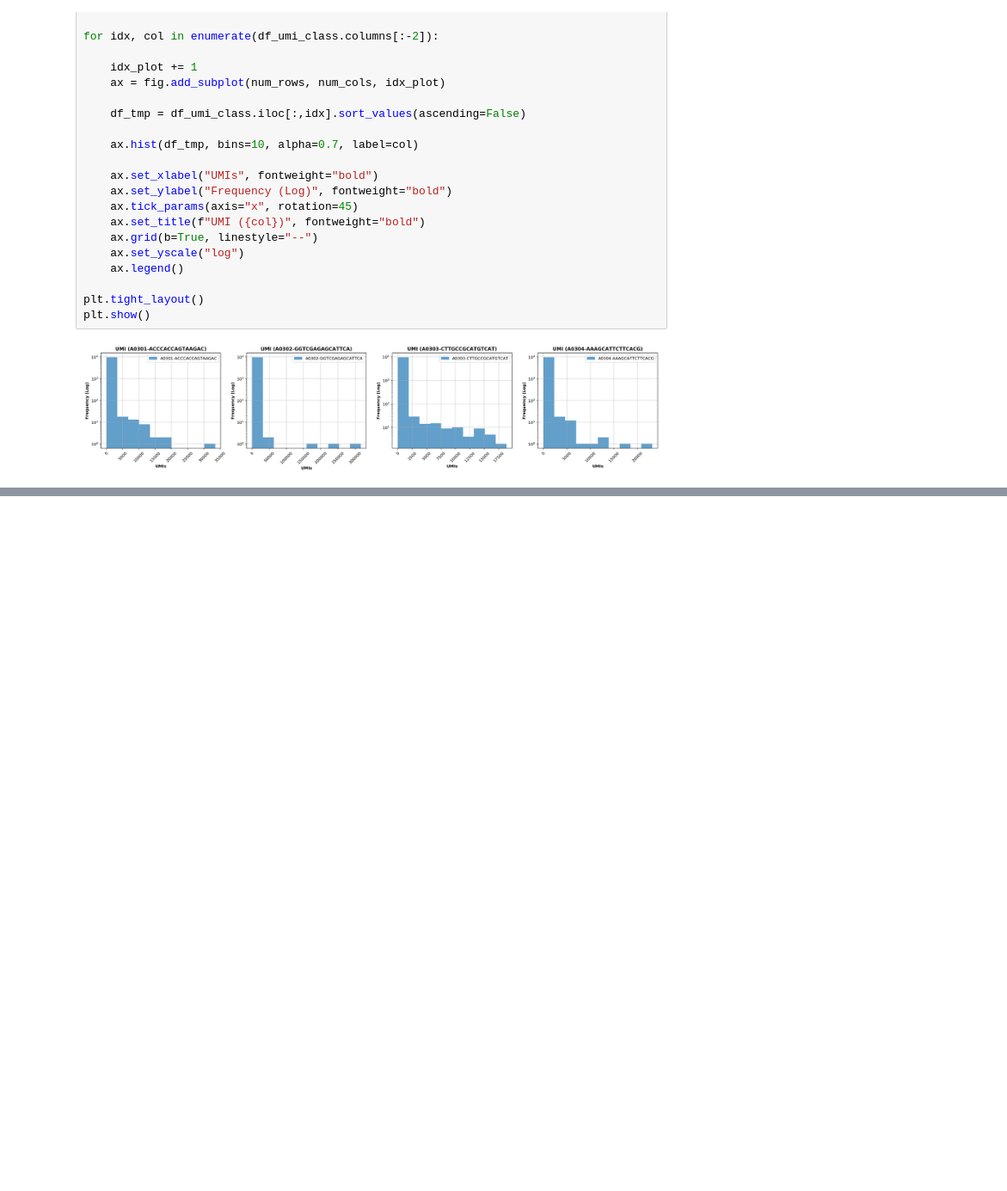
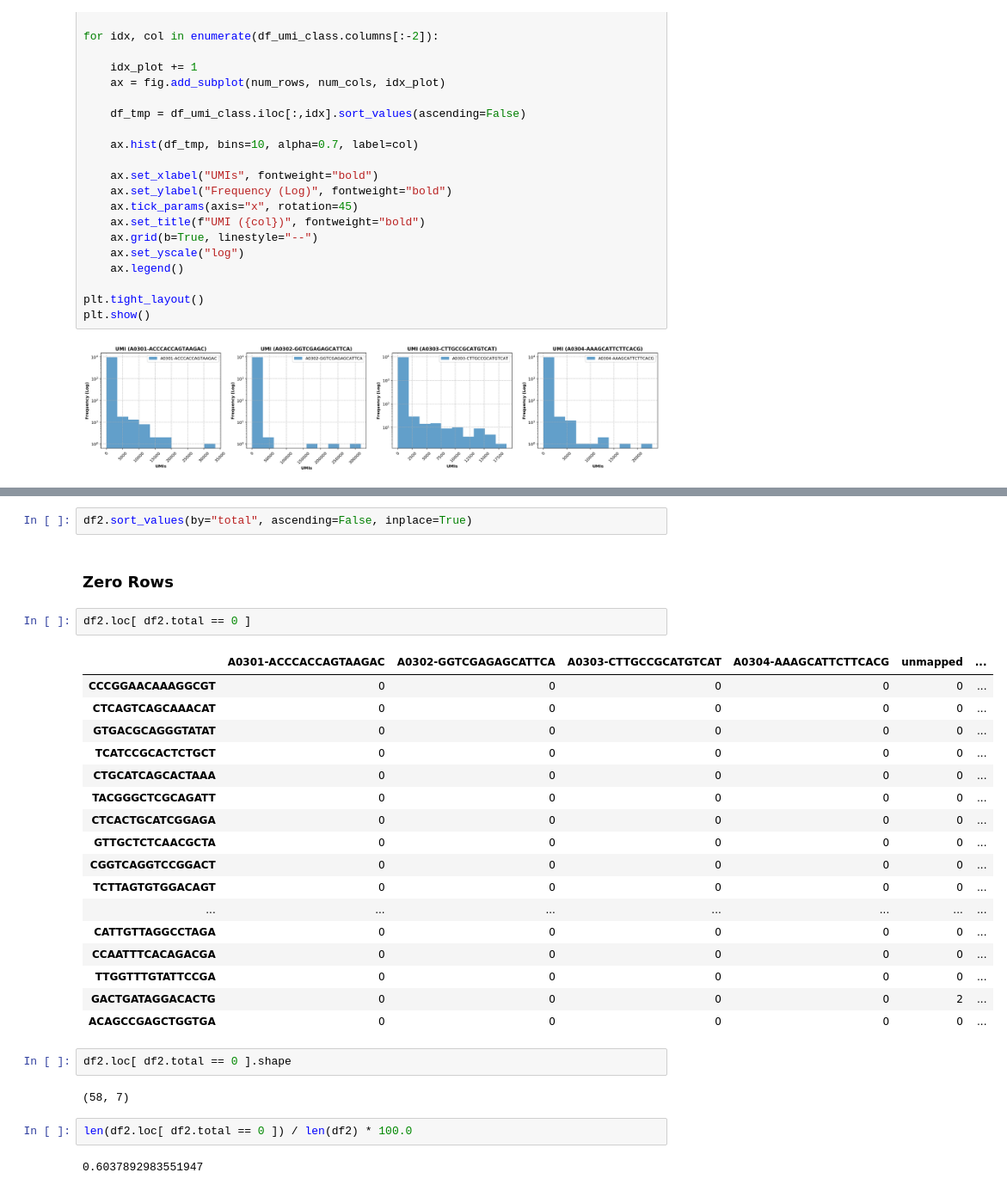
Before and after one commit to hisplan/sharp, a Jupyter notebook: manual-inspection/inspect.ipynb, the cells around one changed output, grey strips where cells are left out. Shown at 86% size. Drawn from its saved outputs; the diff is of its cells as text; blank space fills up the shorter version.

```diff
--- a/manual-inspection/inspect.ipynb
+++ b/manual-inspection/inspect.ipynb
@@ -711,0 +733,32 @@ plt.show()
+# %%
+df2.sort_values(by="total", ascending=False, inplace=True)
+# %% [markdown]
+### Zero Rows
+# %%
+df2.loc[ df2.total == 0 ]
+# %% [output]
+|  | A0301-ACCCACCAGTAAGAC | A0302-GGTCGAGAGCATTCA | A0303-CTTGCCGCATGTCAT | A0304-AAAGCATTCTTCACG | unmapped | ... |
+| CCCGGAACAAAGGCGT | 0 | 0 | 0 | 0 | 0 | ... |
+| CTCAGTCAGCAAACAT | 0 | 0 | 0 | 0 | 0 | ... |
+| GTGACGCAGGGTATAT | 0 | 0 | 0 | 0 | 0 | ... |
+| TCATCCGCACTCTGCT | 0 | 0 | 0 | 0 | 0 | ... |
+| CTGCATCAGCACTAAA | 0 | 0 | 0 | 0 | 0 | ... |
+| TACGGGCTCGCAGATT | 0 | 0 | 0 | 0 | 0 | ... |
+| CTCACTGCATCGGAGA | 0 | 0 | 0 | 0 | 0 | ... |
+| GTTGCTCTCAACGCTA | 0 | 0 | 0 | 0 | 0 | ... |
+| CGGTCAGGTCCGGACT | 0 | 0 | 0 | 0 | 0 | ... |
+| TCTTAGTGTGGACAGT | 0 | 0 | 0 | 0 | 0 | ... |
+| ... | ... | ... | ... | ... | ... | ... |
+| CATTGTTAGGCCTAGA | 0 | 0 | 0 | 0 | 0 | ... |
+| CCAATTTCACAGACGA | 0 | 0 | 0 | 0 | 0 | ... |
+| TTGGTTTGTATTCCGA | 0 | 0 | 0 | 0 | 0 | ... |
+| GACTGATAGGACACTG | 0 | 0 | 0 | 0 | 2 | ... |
+| ACAGCCGAGCTGGTGA | 0 | 0 | 0 | 0 | 0 | ... |
+# %%
+df2.loc[ df2.total == 0 ].shape
+# %% [output]
+(58, 7)
+# %%
+len(df2.loc[ df2.total == 0 ]) / len(df2) * 100.0
+# %% [output]
+0.6037892983551947
```
Also changed, not shown: parts of 30 cells of this notebook.
